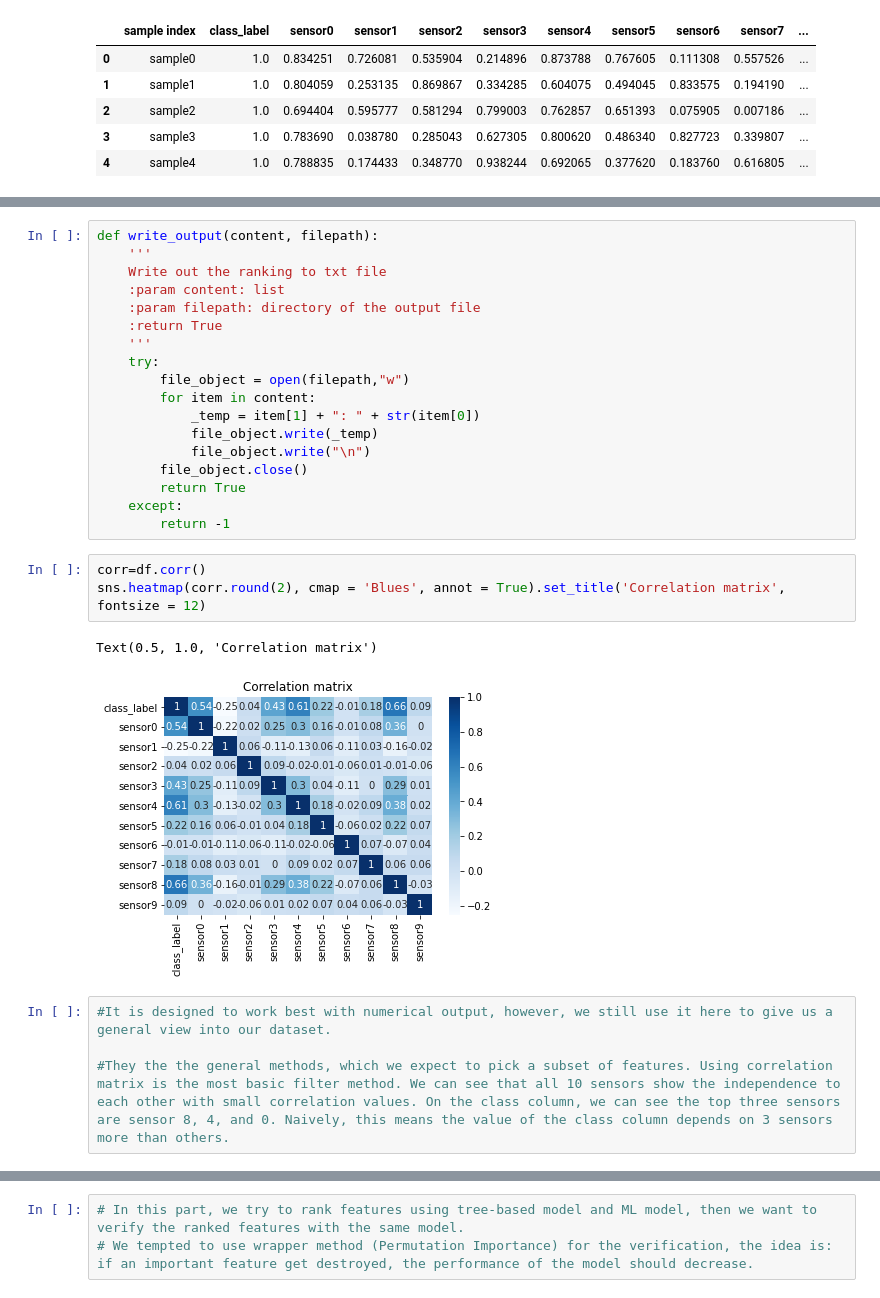
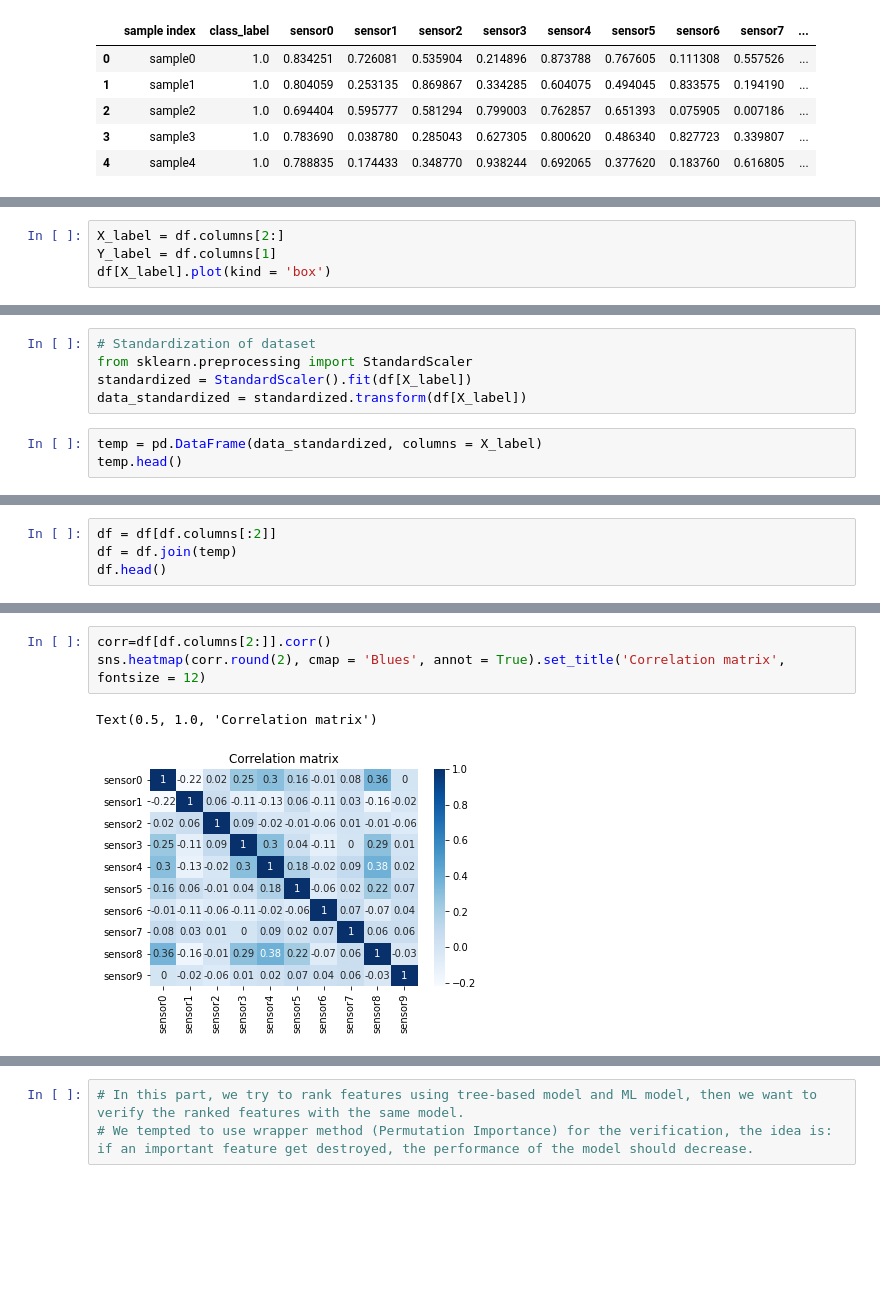
Before and after one commit to FrancisDinh/Feature_ranking, a Jupyter notebook: my_notebook.ipynb, the cells around one changed output, grey strips where cells are left out. Drawn from its saved outputs; the diff is of its cells as text; blank space fills up the shorter version.

Commit message:
edit correlation

```diff
--- a/my_notebook.ipynb
+++ b/my_notebook.ipynb
@@ -29,0 +48,4 @@ df.head()
+# %%
+X_label = df.columns[2:]
+Y_label = df.columns[1]
+df[X_label].plot(kind = 'box')
@@ -29,0 +87,8 @@ df.head()
+# %%
+# Standardization of dataset
+from sklearn.preprocessing import StandardScaler
+standardized = StandardScaler().fit(df[X_label])
+data_standardized = standardized.transform(df[X_label])
+# %%
+temp = pd.DataFrame(data_standardized, columns = X_label)
+temp.head()
@@ -29,0 +102,4 @@ df.head()
+# %%
+df = df[df.columns[:2]]
+df = df.join(temp)
+df.head()
@@ -42,28 +125,6 @@ df.describe()
-# %%
-def write_output(content, filepath):
-    '''
-    Write out the ranking to txt file
-    :param content: list
-    :param filepath: directory of the output file
-    :return True
-    '''
-    try:
-        file_object = open(filepath,"w")
-        for item in content:
-            _temp = item[1] + ": " + str(item[0])
-            file_object.write(_temp)
-            file_object.write("\n")
-        file_object.close()
-        return True
-    except:
-        return -1
 # %%
-corr=df.corr()
+corr=df[df.columns[2:]].corr()
 sns.heatmap(corr.round(2), cmap = 'Blues', annot = True).set_title('Correlation matrix', fontsize = 12)
 # %% [output]
 Text(0.5, 1.0, 'Correlation matrix')
-[figure, old version]
+[figure, new version]
-# %%
-#It is designed to work best with numerical output, however, we still use it here to give us a general view into our dataset.
-
-#They the the general methods, which we expect to pick a subset of features. Using correlation matrix is the most basic filter method. We can see that all 10 sensors show the independence to each other with small correlation values. On the class column, we can see the top three sensors are sensor 8, 4, and 0. Naively, this means the value of the class column depends on 3 sensors more than others.
```
Also changed, not shown: parts of 28 cells of this notebook, 1 other file.
